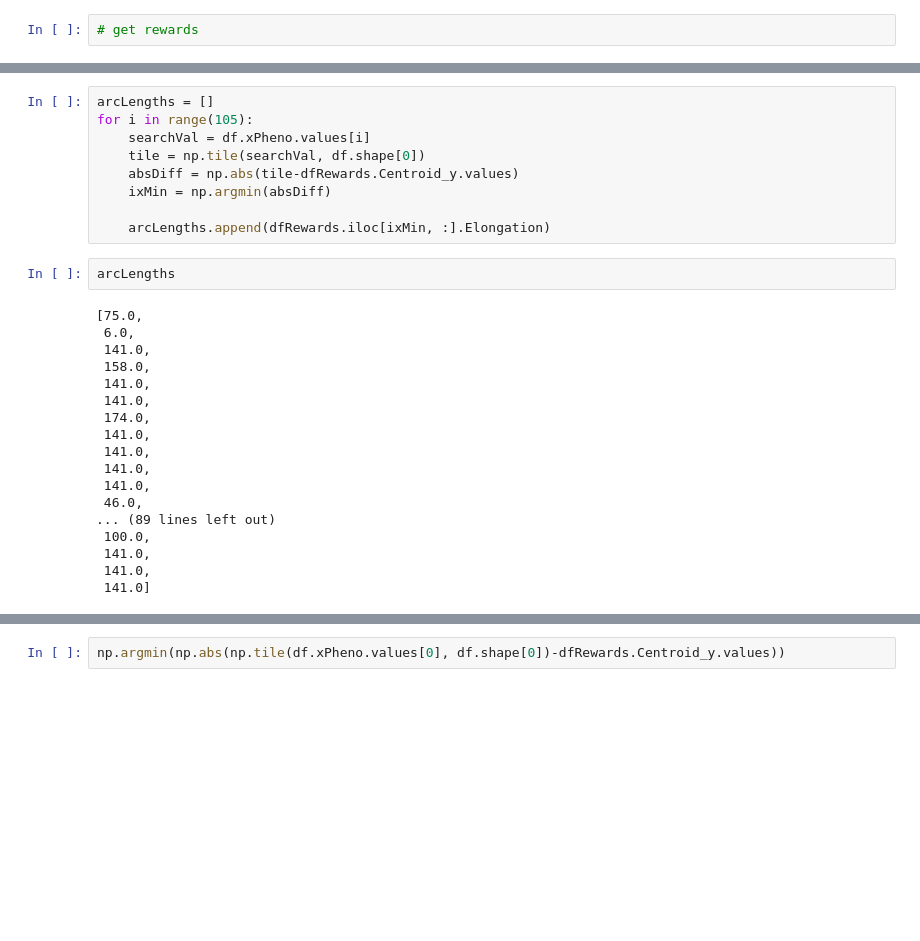
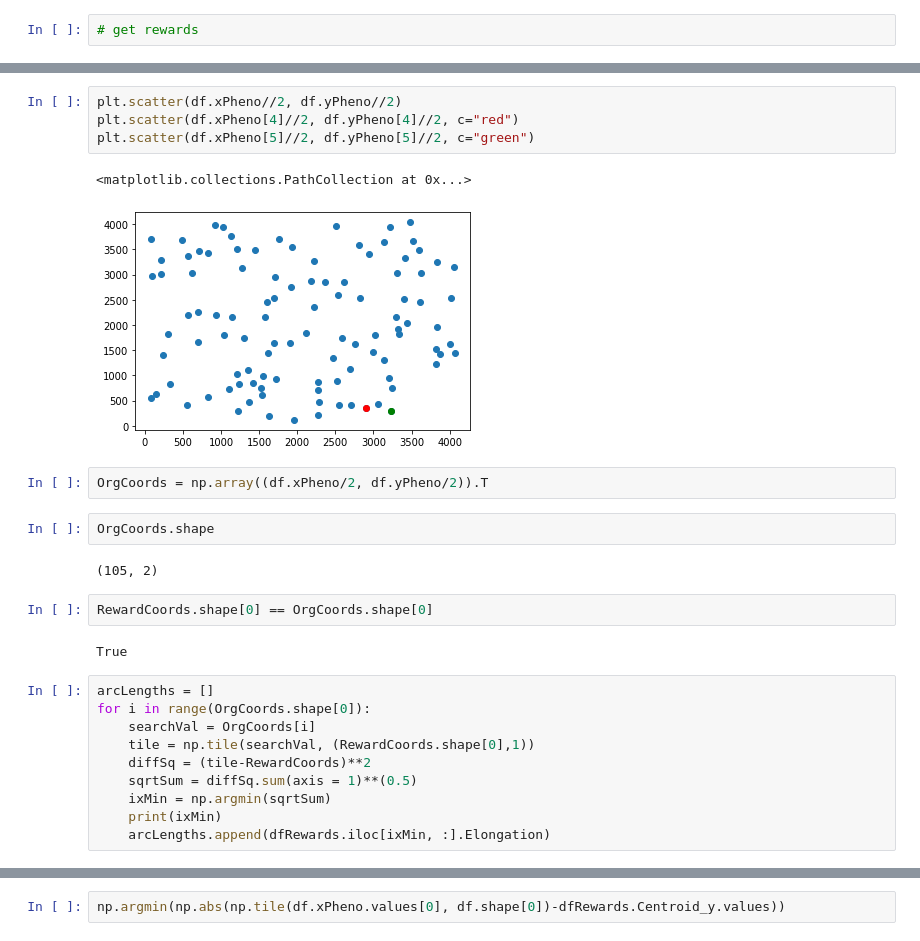
Before and after one commit to iamsmurph/SymBreak, a Jupyter notebook: scripting/LocalitiesRewards.ipynb, the cells around one changed output, grey strips where cells are left out. Saved outputs shown, nothing was run; the diff lists cells and outputs as text; blank space fills up the shorter version.

```diff
--- a/scripting/LocalitiesRewards.ipynb
+++ b/scripting/LocalitiesRewards.ipynb
@@ -159,29 +171,27 @@ dfRewards.head()
+# %%
+plt.scatter(df.xPheno//2, df.yPheno//2)
+plt.scatter(df.xPheno[4]//2, df.yPheno[4]//2, c="red")
+plt.scatter(df.xPheno[5]//2, df.yPheno[5]//2, c="green")
+# %% [output]
+<matplotlib.collections.PathCollection at 0x...>
+[figure, added]
+# %%
+OrgCoords = np.array((df.xPheno/2, df.yPheno/2)).T
+# %%
+OrgCoords.shape
+# %% [output]
+(105, 2)
+# %%
+RewardCoords.shape[0] == OrgCoords.shape[0]
+# %% [output]
+True
 # %%
 arcLengths = []
-for i in range(105):
-    searchVal = df.xPheno.values[i]
-    tile = np.tile(searchVal, df.shape[0])
-    absDiff = np.abs(tile-dfRewards.Centroid_y.values)
-    ixMin = np.argmin(absDiff)
-
+for i in range(OrgCoords.shape[0]):
+    searchVal = OrgCoords[i]
+    tile = np.tile(searchVal, (RewardCoords.shape[0],1))
+    diffSq = (tile-RewardCoords)**2
+    sqrtSum = diffSq.sum(axis = 1)**(0.5)
+    ixMin = np.argmin(sqrtSum)
+    print(ixMin)
     arcLengths.append(dfRewards.iloc[ixMin, :].Elongation)
-# %%
-arcLengths
-# %% [output]
-[75.0,
- 6.0,
- 141.0,
- 158.0,
- 141.0,
- 141.0,
- 174.0,
- 141.0,
- 141.0,
- 141.0,
- 141.0,
- 46.0,
-... (89 lines left out)
- 100.0,
- 141.0,
- 141.0,
- 141.0]
```
Also changed, not shown: parts of 7 cells of this notebook.
